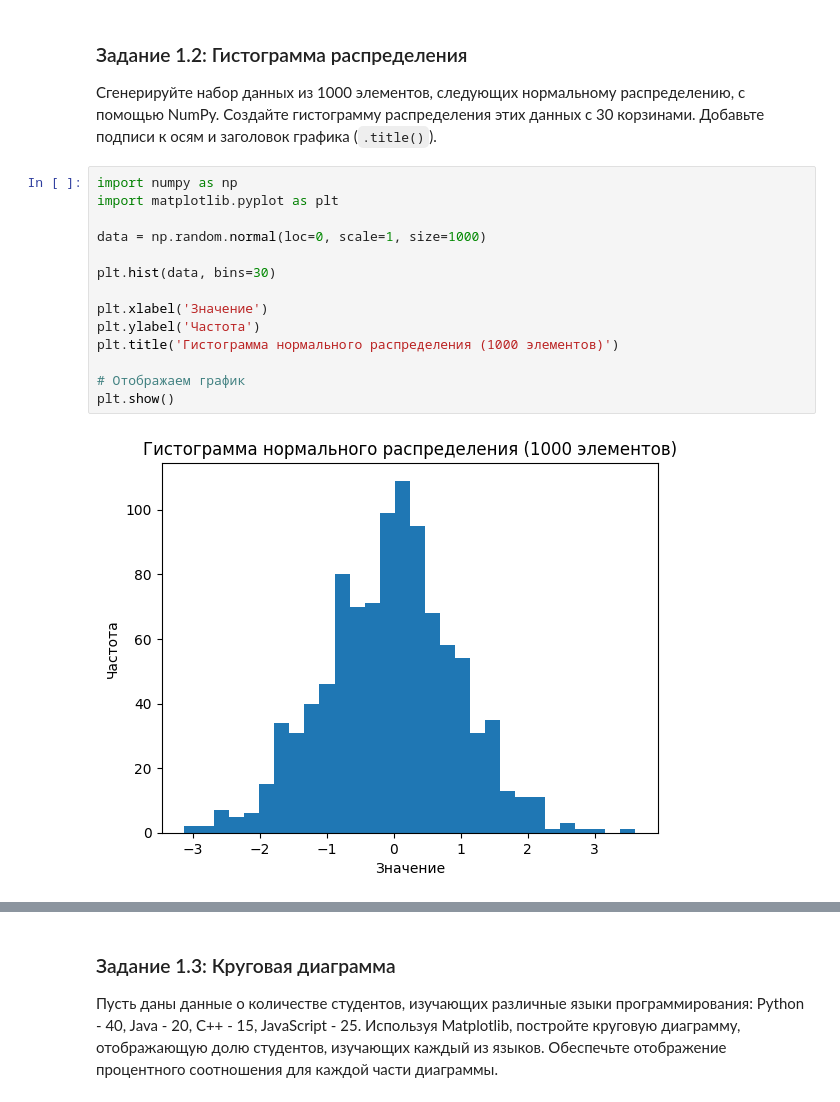
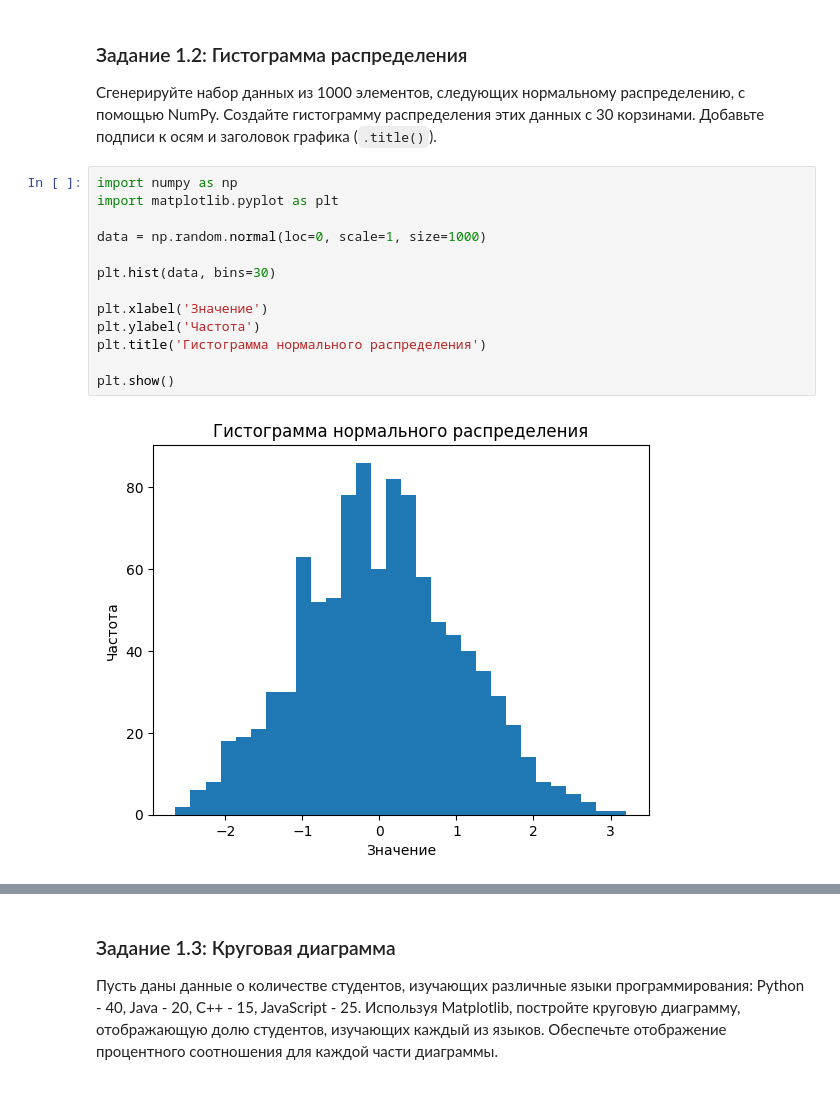
Before and after one commit to Owl-Man/Computer-math, a Jupyter notebook: Практическая_работа_№3_Matplotlib_Plotly.ipynb, the cells around one changed output, grey strips where cells are left out. Saved outputs shown, nothing was run; the diff lists cells and outputs as text.

```diff
--- a/Практическая_работа_№3_Matplotlib_Plotly.ipynb
+++ b/Практическая_работа_№3_Matplotlib_Plotly.ipynb
@@ -42,19 +42,18 @@ plt.legend()
 # %%
 import numpy as np
 import matplotlib.pyplot as plt
 
 data = np.random.normal(loc=0, scale=1, size=1000)
 
 plt.hist(data, bins=30)
 
 plt.xlabel('Значение')
 plt.ylabel('Частота')
-plt.title('Гистограмма нормального распределения (1000 элементов)')
+plt.title('Гистограмма нормального распределения')
 
-# Отображаем график
 plt.show()
 # %% [output]
-[figure, old version]
+[figure, new version]
 # %% [markdown]
 ![image.png](embedded-picture-1)
 # %% [markdown]
```
Also changed, not shown: parts of 9 cells of this notebook, 5 other files.
